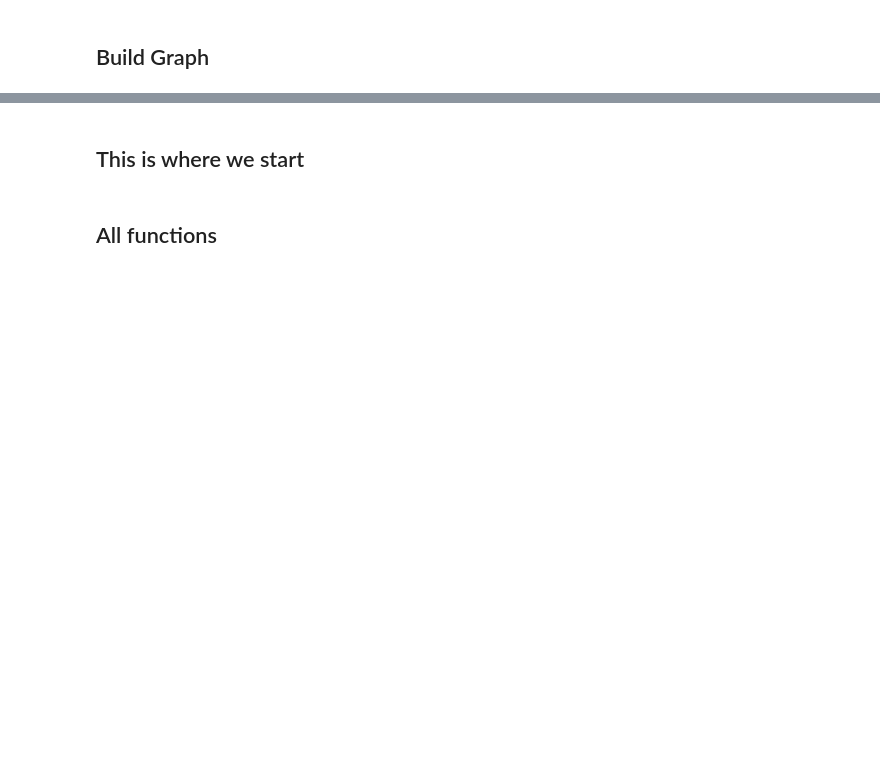
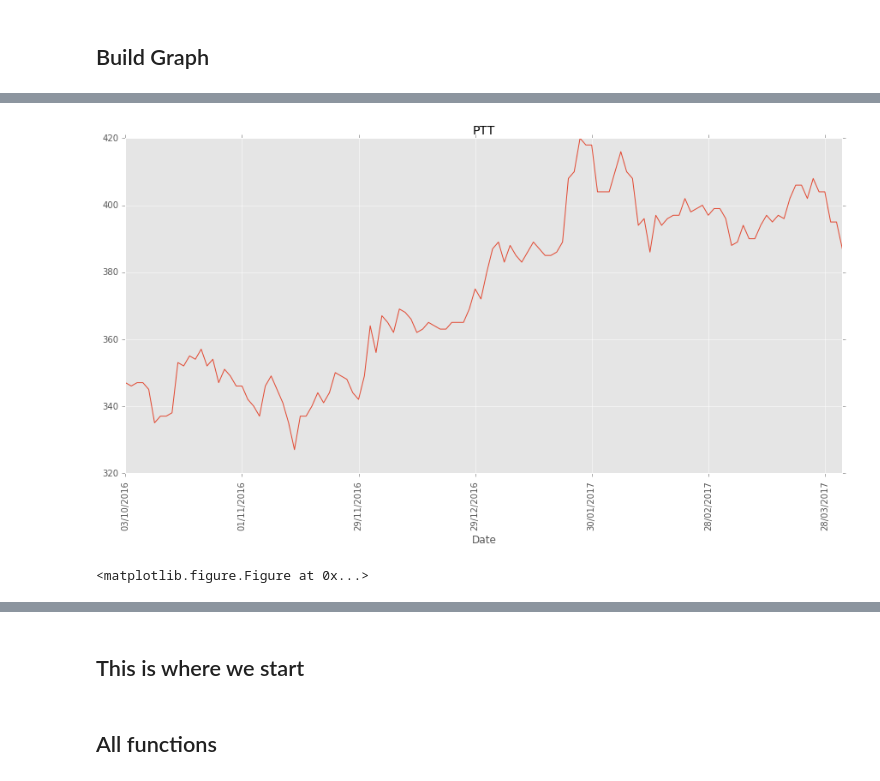
Before and after one commit to boss2bmj/Stock-Analysis, a Jupyter notebook: Stock_Analysis.ipynb, the cells around one changed output, grey strips where cells are left out. Saved outputs shown, nothing was run; the diff lists cells and outputs as text; code cells hidden in the pictures; blank space fills up the shorter version.

```diff
--- a/Stock_Analysis.ipynb
+++ b/Stock_Analysis.ipynb
@@ -160 +231,6 @@ build_graph(data,'PTT', date_list[0])
 <matplotlib.figure.Figure at 0x...>
+# %%
+build_graph_dataFrame(data1, 'PTT')
+# %% [output]
+[figure, added]
+<matplotlib.figure.Figure at 0x...>
```
Also changed, not shown: parts of 14 cells of this notebook.
